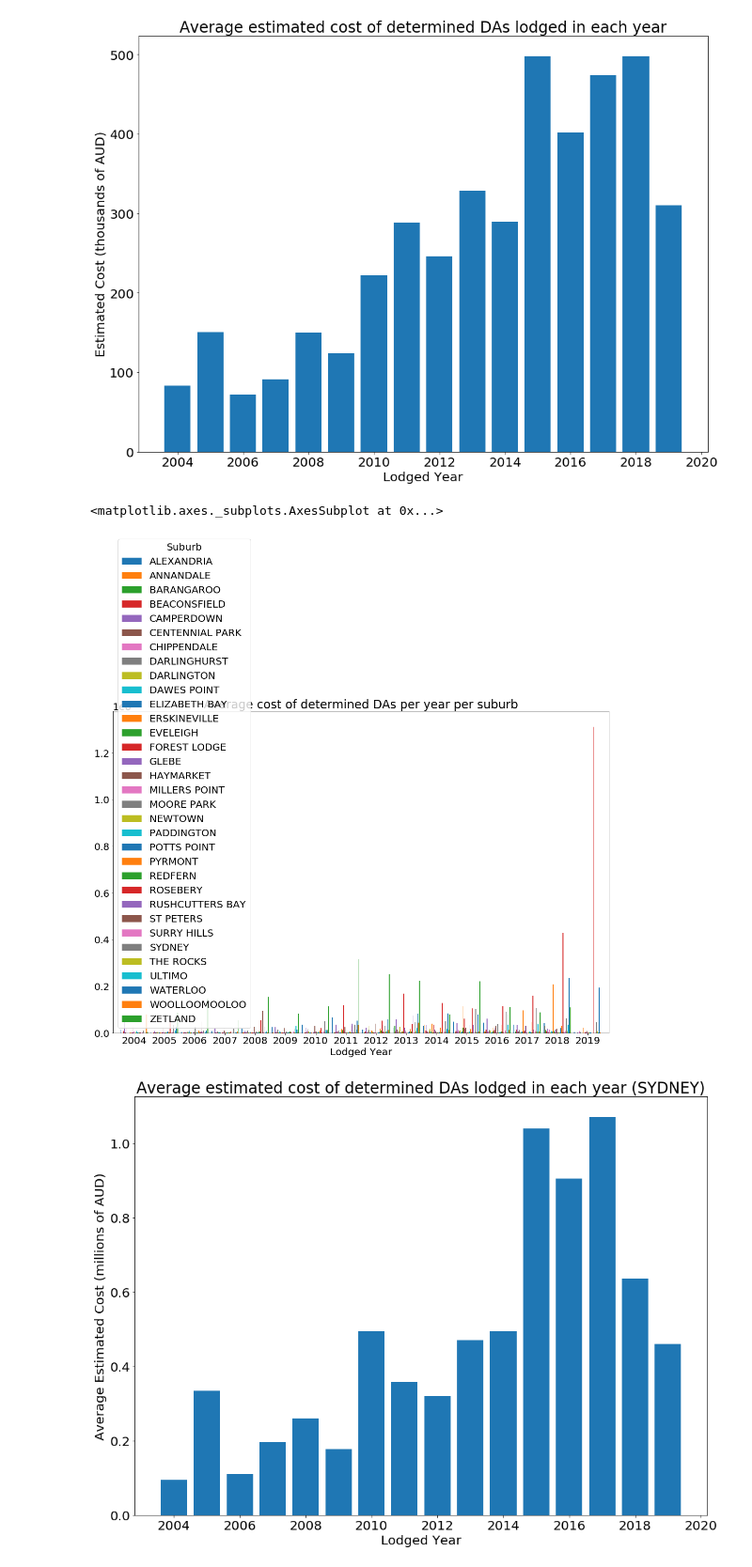
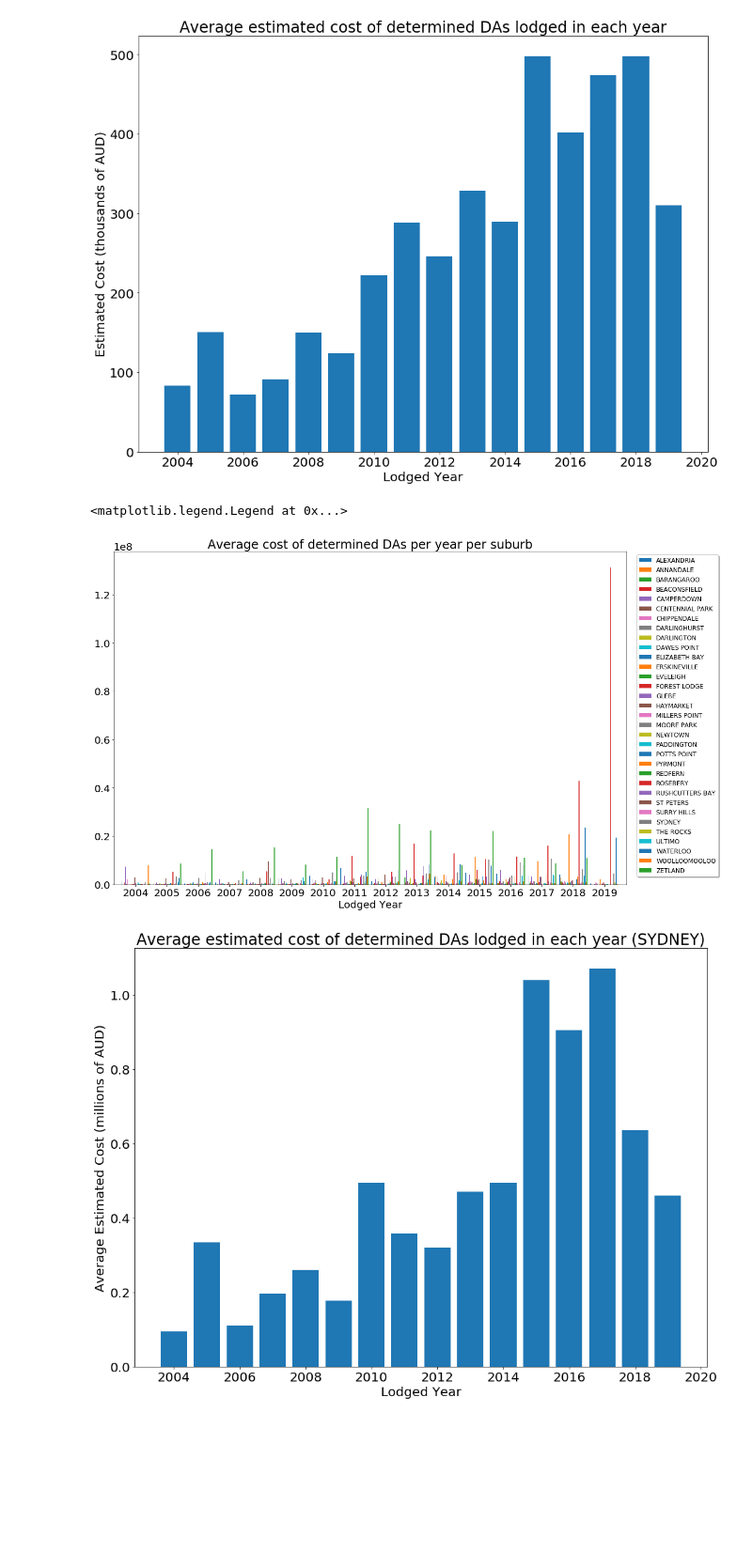
Before and after one commit to IZ404/city-of-sydney-da-analysis, a Jupyter notebook: analysis.ipynb, the cells around one changed output. Shown at 94% size. Drawn from its saved outputs; the diff is of its cells as text; code cells hidden in the pictures; blank space fills up the shorter version.

```diff
--- a/analysis.ipynb
+++ b/analysis.ipynb
@@ -278,15 +278,16 @@ plt.show()
 # %%
 # Plot the average cost of determined DAs per year per suburb.
 determined_das_grouped_by_year_and_suburb = determined_da.groupby([determined_da["Lodged Year"], determined_da["Suburb"]])
 determined_das_average_cost_per_year_per_suburb = determined_das_grouped_by_year_and_suburb["Est Cost"].mean().unstack()
 
-determined_das_average_cost_per_year_per_suburb.plot.bar(title="Average cost of determined DAs per year per suburb",
+ax = determined_das_average_cost_per_year_per_suburb.plot.bar(title="Average cost of determined DAs per year per suburb",
                                                          rot=0,
                                                          figsize=(18, 12),
                                                          width=0.9)
+ax.legend(loc='upper center', bbox_to_anchor=(1.1, 1), shadow=True, ncol=1, fontsize=12)
 # %% [output]
-<matplotlib.axes._subplots.AxesSubplot at 0x...>
+<matplotlib.legend.Legend at 0x...>
-[figure, old version]
+[figure, new version]
 # %%
 plt.figure(figsize = (16,12))
 plt.bar(determined_das_average_cost_per_year_per_suburb.index, determined_das_average_cost_per_year_per_suburb["SYDNEY"] / 10e6)
```
